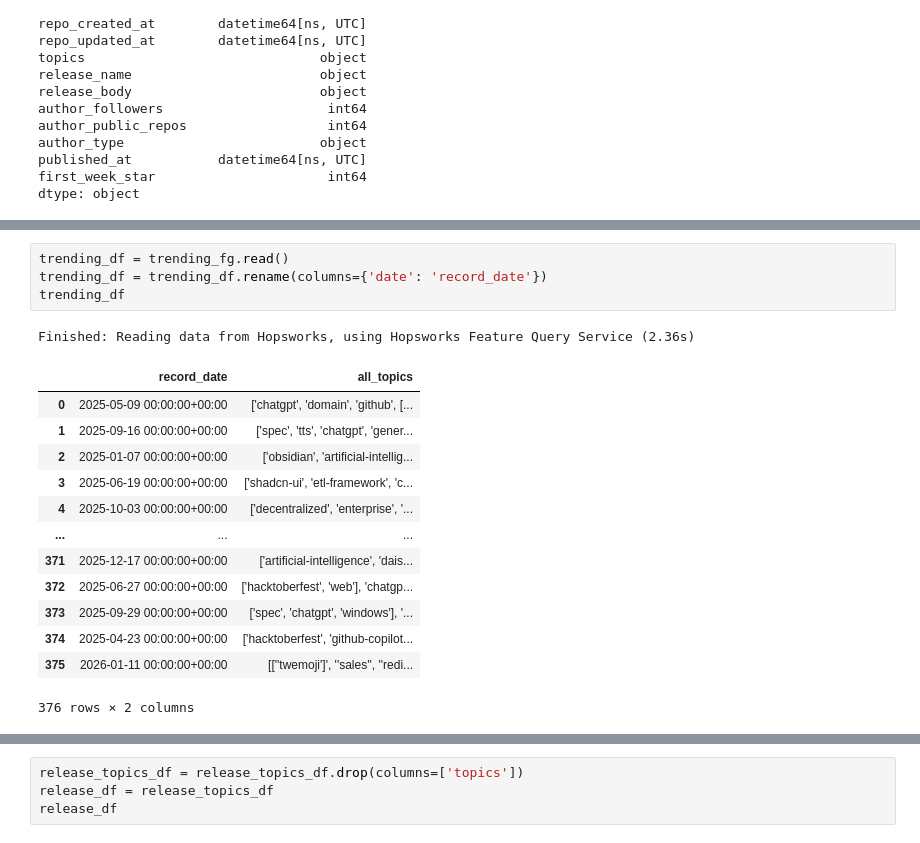
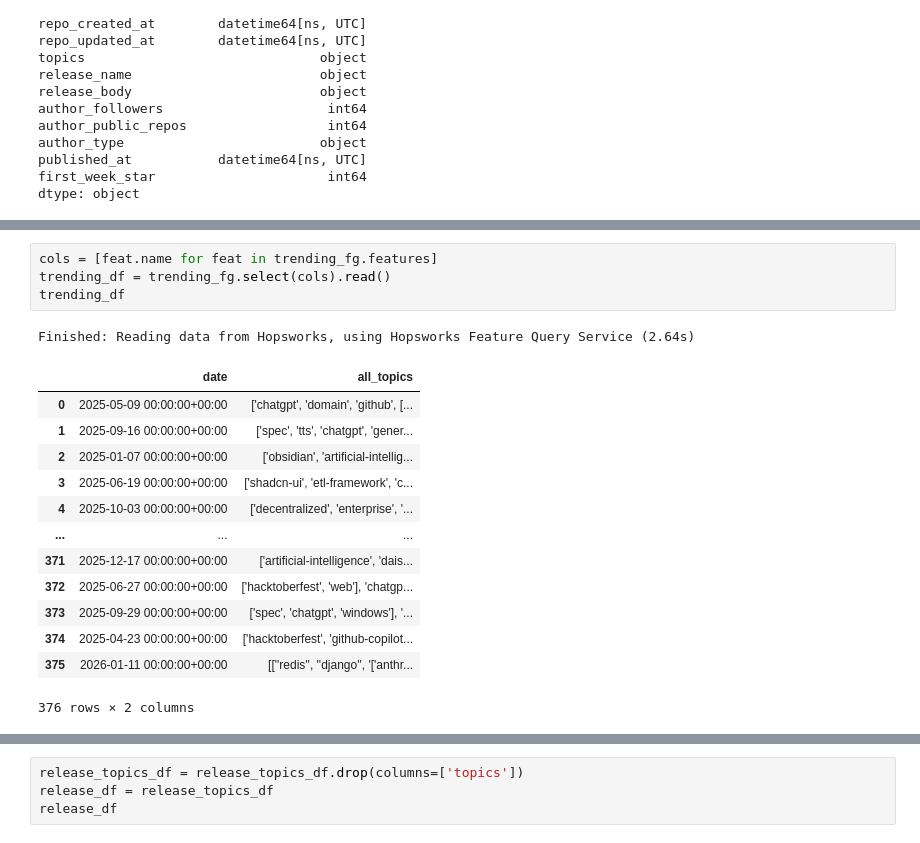
Before and after one commit to Mint-SUGA/Github_Release_Popularity_Prediction, a Jupyter notebook: daily_feature_pipeline.ipynb, the cells around one changed output, grey strips where cells are left out. Drawn from its saved outputs; the diff is of its cells as text.

```diff
--- a/daily_feature_pipeline.ipynb
+++ b/daily_feature_pipeline.ipynb
@@ -539,12 +539,12 @@ release_df
 | 15 | cbouvat/saracroche-ios/v3.17.0 | 124 | 8 | 124 | Swift | 2025-03-23 13:32:50+00:00 | 2026-01-04 01:01:51+00:00 | [["arcep", "block", "callkit", "d... | ... |
 | 16 | PromisedWorlds/PromisedWorlds/v1.2.1 | 151 | 11 | 151 | None | 2025-06-25 11:30:47+00:00 | 2026-01-06 16:06:39+00:00 | [["kerbalspaceprogram"]] | ... |
 # %%
-trending_df = trending_fg.read()
-trending_df = trending_df.rename(columns={'date': 'record_date'})
+cols = [feat.name for feat in trending_fg.features]
+trending_df = trending_fg.select(cols).read()
 trending_df
 # %% [output]
-Finished: Reading data from Hopsworks, using Hopsworks Feature Query Service (2.36s)
+Finished: Reading data from Hopsworks, using Hopsworks Feature Query Service (2.64s)
-|  | record_date | all_topics |
+|  | date | all_topics |
 | 0 | 2025-05-09 00:00:00+00:00 | ['chatgpt', 'domain', 'github', [... |
 | 1 | 2025-09-16 00:00:00+00:00 | ['spec', 'tts', 'chatgpt', 'gener... |
 | 2 | 2025-01-07 00:00:00+00:00 | ['obsidian', 'artificial-intellig... |
@@ -555,7 +555,7 @@ Finished: Reading data from Hopsworks, using Hopsworks Feature Query Service (2.
 | 372 | 2025-06-27 00:00:00+00:00 | ['hacktoberfest', 'web'], 'chatgp... |
 | 373 | 2025-09-29 00:00:00+00:00 | ['spec', 'chatgpt', 'windows'], '... |
 | 374 | 2025-04-23 00:00:00+00:00 | ['hacktoberfest', 'github-copilot... |
-| 375 | 2026-01-11 00:00:00+00:00 | [[''twemoji']', ''sales'', ''redi... |
+| 375 | 2026-01-11 00:00:00+00:00 | [[''redis'', ''django'', '['anthr... |
 376 rows × 2 columns
 # %%
 release_topics_df = release_df.copy()
```
Also changed, not shown: parts of 1 cell of this notebook.
